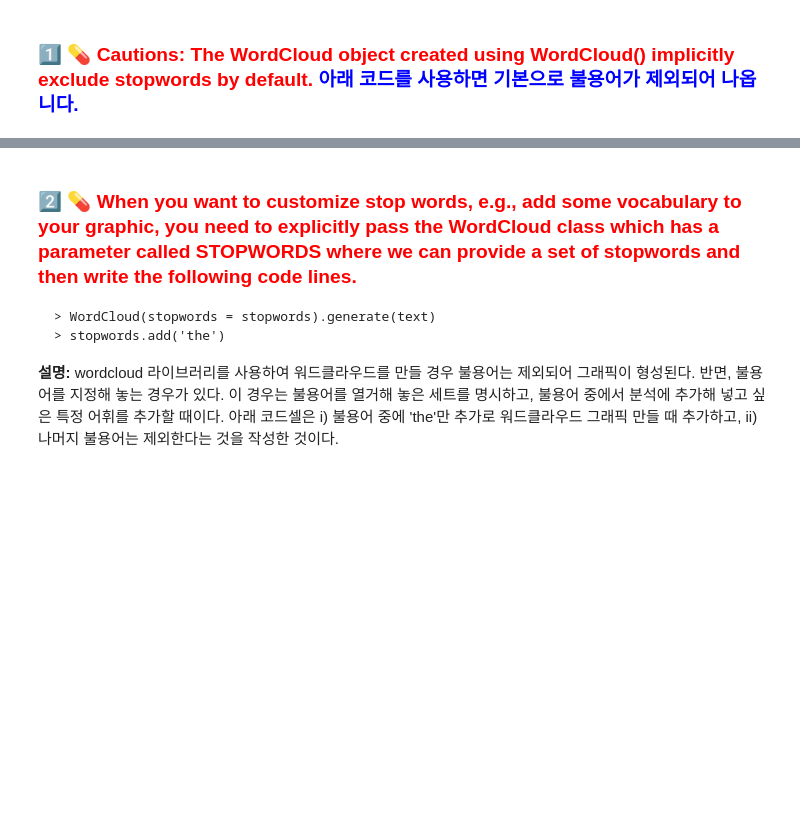
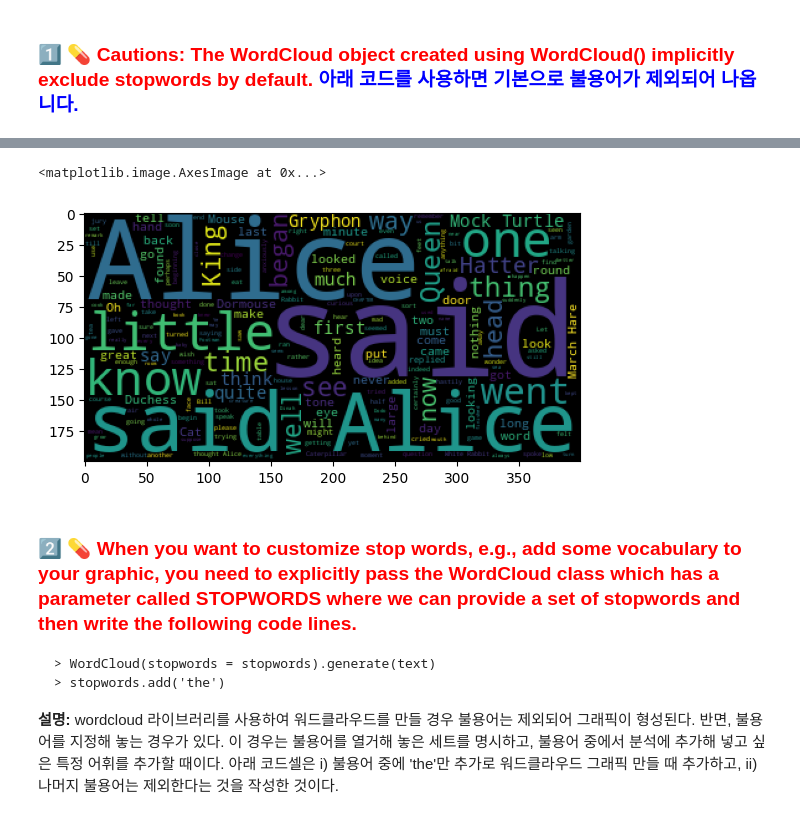
Before and after one commit to zhxkpo/NLP_2024, a Jupyter notebook: 11_MoreonNLP_revised.ipynb, the cells around one changed output, grey strips where cells are left out. Cells and saved outputs as stored; diff of their text form; code cells hidden in the pictures; blank space fills up the shorter version.

```diff
--- a/11_MoreonNLP_revised.ipynb
+++ b/11_MoreonNLP_revised.ipynb
@@ -597,3 +612,19 @@ NE = nltk.ne_chunk(pos)
 # ☁️ ☁️ ☁️  **Wordcloud** ☁️ ☁️ ☁️
 # %% [markdown]
 ### 1️⃣ 💊 <font color = 'red'> **Cautions:** The WordCloud object created using WordCloud() implicitly exclude stopwords by default. <font color = 'blue'> 아래 코드를 사용하면 기본으로 불용어가 제외되어 나옵니다.
+# %%
+!pip install nltk
+import nltk
+from nltk.tokenize import word_tokenize
+
+from wordcloud import WordCloud
+import matplotlib.pyplot as plt
+
+nltk.download('gutenberg')
+
+text = nltk.corpus.gutenberg.raw('carroll-alice.txt')
+
+wc = WordCloud().generate(text)
+
+plt.imshow(wc)
+# %% [output]
@@ -600,3 +638,5 @@ NE = nltk.ne_chunk(pos)
+<matplotlib.image.AxesImage at 0x...>
+[figure, added]
 # %%
 # Install and import nltk for tokenizing words
 !pip install nltk
```
Also changed, not shown: parts of 4 cells of this notebook.
